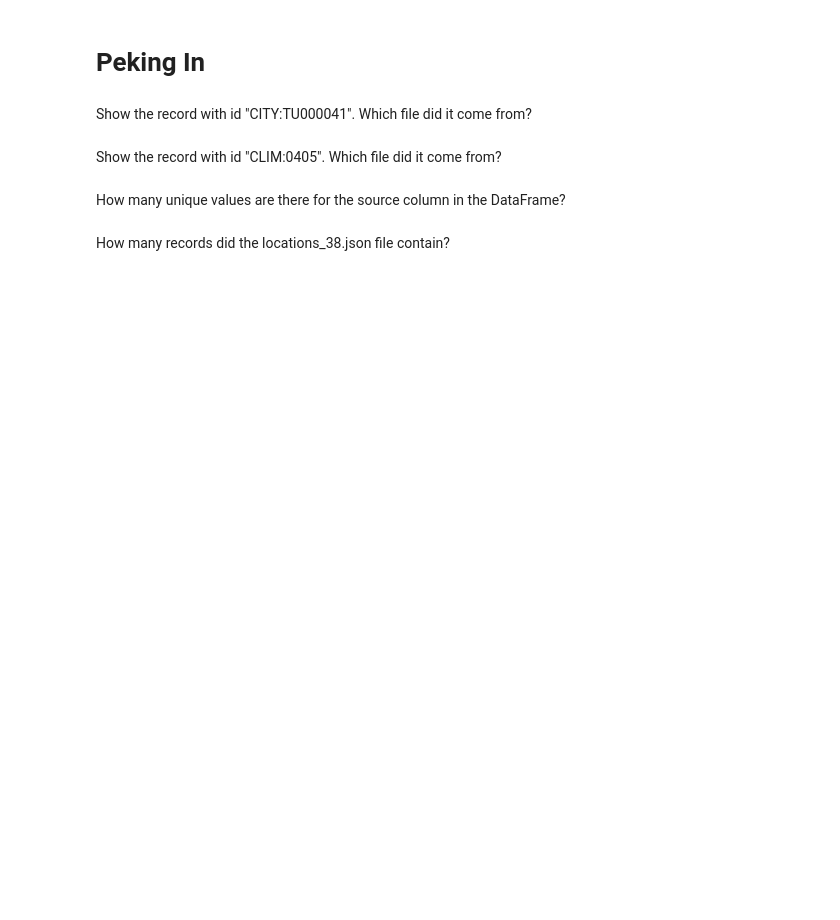
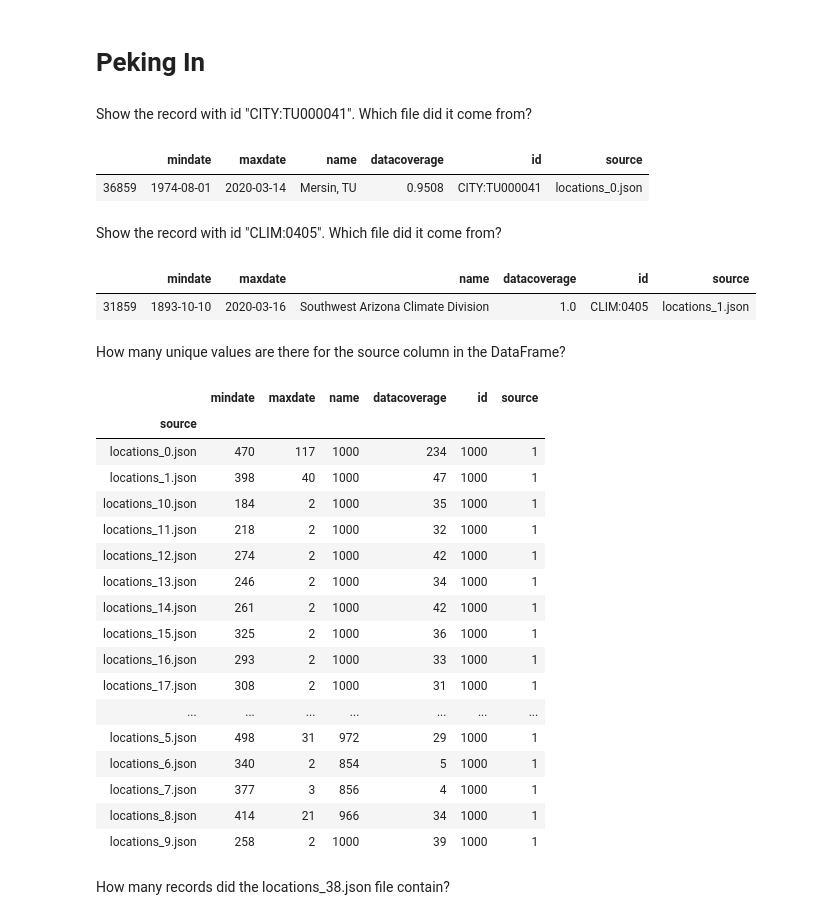
Before and after one commit to kchiev215/DataEngineering.Labs.NOAALocations, a Jupyter notebook: loading_locations_data_into_dataframes.ipynb, the cells around one changed output. Saved outputs shown, nothing was run; the diff lists cells and outputs as text; code cells hidden in the pictures; blank space fills up the shorter version.

```diff
--- a/loading_locations_data_into_dataframes.ipynb
+++ b/loading_locations_data_into_dataframes.ipynb
@@ -143,2 +192,7 @@ Show the record with id "CITY:TU000041". Which file did it come from?
+# %%
+df[df['id'] == "CITY:TU000041"]
+# %% [output]
+|  | mindate | maxdate | name | datacoverage | id | source |
+| 36859 | 1974-08-01 | 2020-03-14 | Mersin, TU | 0.9508 | CITY:TU000041 | locations_0.json |
 # %% [markdown]
 Show the record with id "CLIM:0405". Which file did it come from?
@@ -147,2 +199,7 @@ Show the record with id "CLIM:0405". Which file did it come from?
+# %%
+df[df['id'] == "CLIM:0405"]
+# %% [output]
+|  | mindate | maxdate | name | datacoverage | id | source |
+| 31859 | 1893-10-10 | 2020-03-16 | Southwest Arizona Climate Division | 1.0 | CLIM:0405 | locations_1.json |
 # %% [markdown]
 How many unique values are there for the source column in the DataFrame?
@@ -151,2 +206,23 @@ How many unique values are there for the source column in the DataFrame?
+# %%
+df.groupby('source').nunique()
+# %% [output]
+|  | mindate | maxdate | name | datacoverage | id | source |
+| source |  |  |  |  |  |  |
+| locations_0.json | 470 | 117 | 1000 | 234 | 1000 | 1 |
+| locations_1.json | 398 | 40 | 1000 | 47 | 1000 | 1 |
+| locations_10.json | 184 | 2 | 1000 | 35 | 1000 | 1 |
+| locations_11.json | 218 | 2 | 1000 | 32 | 1000 | 1 |
+| locations_12.json | 274 | 2 | 1000 | 42 | 1000 | 1 |
+| locations_13.json | 246 | 2 | 1000 | 34 | 1000 | 1 |
+| locations_14.json | 261 | 2 | 1000 | 42 | 1000 | 1 |
+| locations_15.json | 325 | 2 | 1000 | 36 | 1000 | 1 |
+| locations_16.json | 293 | 2 | 1000 | 33 | 1000 | 1 |
+| locations_17.json | 308 | 2 | 1000 | 31 | 1000 | 1 |
+| ... | ... | ... | ... | ... | ... | ... |
+| locations_5.json | 498 | 31 | 972 | 29 | 1000 | 1 |
+| locations_6.json | 340 | 2 | 854 | 5 | 1000 | 1 |
+| locations_7.json | 377 | 3 | 856 | 4 | 1000 | 1 |
+| locations_8.json | 414 | 21 | 966 | 34 | 1000 | 1 |
+| locations_9.json | 258 | 2 | 1000 | 39 | 1000 | 1 |
 # %% [markdown]
 How many records did the locations_38.json file contain?
```
Also changed, not shown: parts of 27 cells of this notebook, 2 other files.
